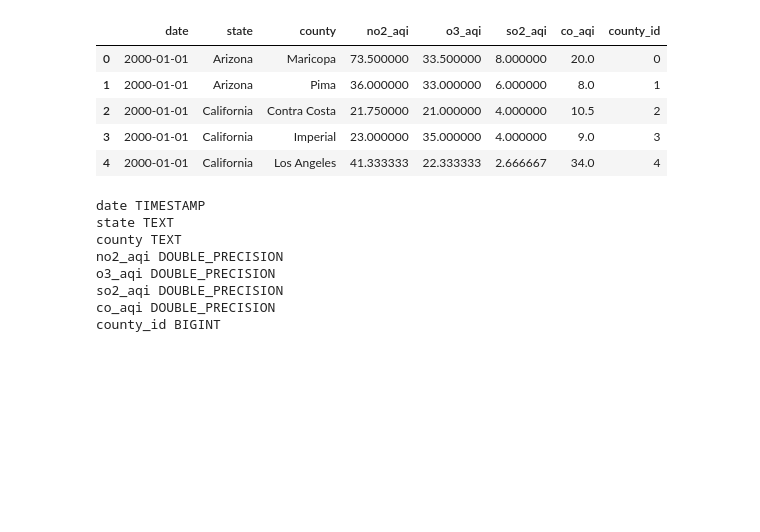
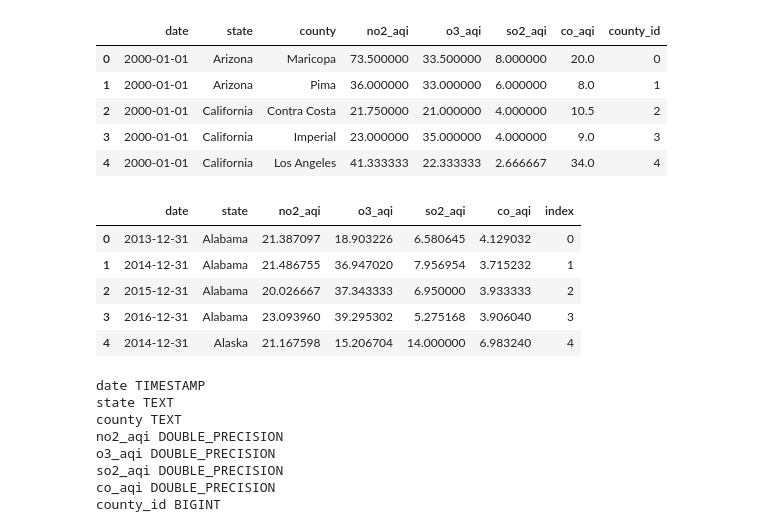
Before and after one commit to Annaolivia5/AQI-Data-Dashboard, a Jupyter notebook: sql_python.ipynb, the cells around one changed output. Cells and saved outputs as stored; diff of their text form; code cells hidden in the pictures; blank space fills up the shorter version.

```diff
--- a/sql_python.ipynb
+++ b/sql_python.ipynb
@@ -71,6 +107,39 @@ aqi_df.head()
 | 2 | 2000-01-01 | California | Contra Costa | 21.750000 | 21.000000 | 4.000000 | 10.5 | 2 |
 | 3 | 2000-01-01 | California | Imperial | 23.000000 | 35.000000 | 4.000000 | 9.0 | 3 |
 | 4 | 2000-01-01 | California | Los Angeles | 41.333333 | 22.333333 | 2.666667 | 34.0 | 4 |
+# %%
+index = []
+
+for i in range(len(df_aqi_no_index)):
+    index.append(i)
+df_aqi_no_index['index'] = index
+
+
+
+# rename cols
+df_aqi_no_index = df_aqi_no_index.rename(columns = {'county_id':'county_id','Date Local':'date', 'State':'state', 'County':'county',
+       'NO2 AQI': 'no2_aqi', 'O3 AQI': 'o3_aqi',
+       'SO2 AQI': 'so2_aqi',
+       'CO AQI':'co_aqi'}).copy()
+
+
+engine = create_engine(f"postgresql://postgres:{pw}@localhost:5432/AQI_US_2000_2016")
+
+# Use pandas to load df into database
+df_aqi_no_index.to_sql(name='map', con=engine, if_exists='replace', index=False)
+
+# set primary key
+with engine.connect() as con:
+    con.execute('ALTER TABLE map ADD PRIMARY KEY (index);')
+
+df_aqi_no_index.head()
+# %% [output]
+|  | date | state | no2_aqi | o3_aqi | so2_aqi | co_aqi | index |
+| 0 | 2013-12-31 | Alabama | 21.387097 | 18.903226 | 6.580645 | 4.129032 | 0 |
+| 1 | 2014-12-31 | Alabama | 21.486755 | 36.947020 | 7.956954 | 3.715232 | 1 |
+| 2 | 2015-12-31 | Alabama | 20.026667 | 37.343333 | 6.950000 | 3.933333 | 2 |
+| 3 | 2016-12-31 | Alabama | 23.093960 | 39.295302 | 5.275168 | 3.906040 | 3 |
+| 4 | 2014-12-31 | Alaska | 21.167598 | 15.206704 | 14.000000 | 6.983240 | 4 |
 # %%
 Base = automap_base()
 Base.prepare(engine, reflect=True)
```
Also changed, not shown: parts of 7 cells of this notebook, 3 other files.
